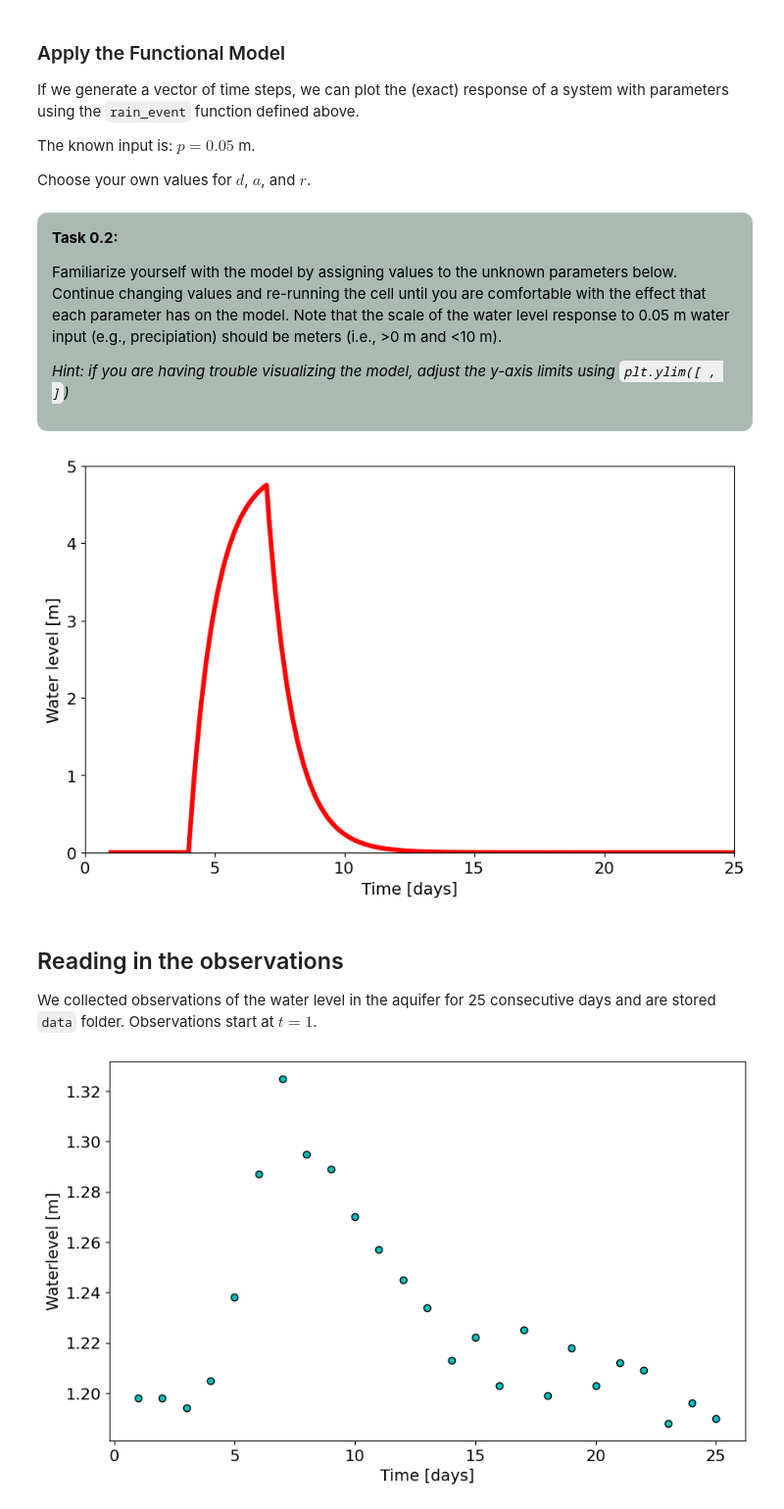
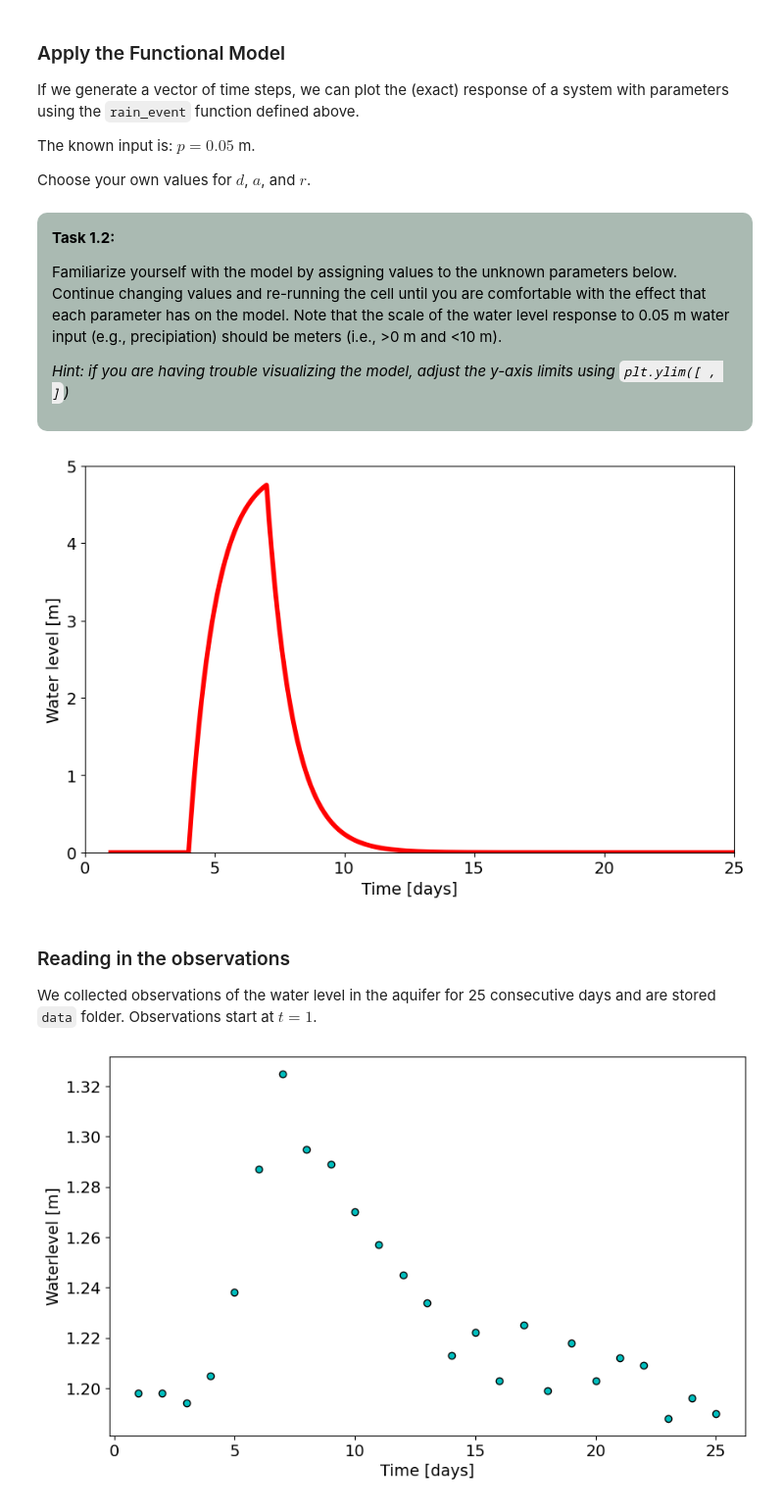
Before and after one commit to MUDE-2025/WS1.8, a Jupyter notebook: WS_1_8_Nonlinear_Rain.ipynb, the cells around one changed output. Shown at 98% size. Cells and saved outputs as stored; diff of their text form; code cells hidden in the pictures.

````diff
--- a/WS_1_8_Nonlinear_Rain.ipynb
+++ b/WS_1_8_Nonlinear_Rain.ipynb
@@ -127,7 +127,7 @@ Choose your own values for $d$, $a$, and $r$.
 # %% [markdown]
 <div style="background-color:#AABAB2; color: black; width:95%; vertical-align: middle; padding:15px; margin: 10px; border-radius: 10px">
 <p>
-<b>Task 0.2:</b>
+<b>Task 1.2:</b>
 
 Familiarize yourself with the model by assigning values to the unknown parameters below. Continue changing values and re-running the cell until you are comfortable with the effect that each parameter has on the model. Note that the scale of the water level response to 0.05 m water input (e.g., precipiation) should be meters (i.e., >0 m and <10 m).
 
@@ -137,35 +152,22 @@ Familiarize yourself with the model by assigning values to the unknown parameter
 # %%
-d = YOUR_CODE_HERE
-a = YOUR_CODE_HERE
-r = YOUR_CODE_HERE
+d = 0
+a = 1
+r = 100
 
 test_n_days = 25
 test_times = np.arange(1, test_n_days+1, 0.1)
 test_h_t = compute_y((d, a, r), test_times, (0.05, 4, 7))
+
 plt.figure(figsize=(10, 6))
 plt.plot(test_times, test_h_t,'r-', linewidth=4.0)
 plt.xlabel('Time [days]')
 plt.ylabel('Water level [m]')
 plt.xlim([0, test_n_days])
 plt.ylim([0, 5]);
+# %% [output]
+[figure, added]
-# %%
-d = 0
-a = 1
-r = 100
-
-test_n_days = 25
-test_times = np.arange(1, test_n_days+1, 0.1)
-test_h_t = compute_y((d, a, r), test_times, (0.05, 4, 7))
-plt.figure(figsize=(10, 6))
-plt.plot(test_times, test_h_t,'r-', linewidth=4.0)
-plt.xlabel('Time [days]')
-plt.ylabel('Water level [m]')
-plt.xlim([0, test_n_days])
-plt.ylim([0, 5]);
-# %% [output]
-[figure, removed]
 # %% [markdown]
-## Reading in the observations
+### Reading in the observations
 
 We collected observations of the water level in the aquifer for 25 consecutive days and are stored ```data``` folder. Observations start at $t=1$.
 # %%
````
Also changed, not shown: parts of 22 cells of this notebook, 1 other file.
